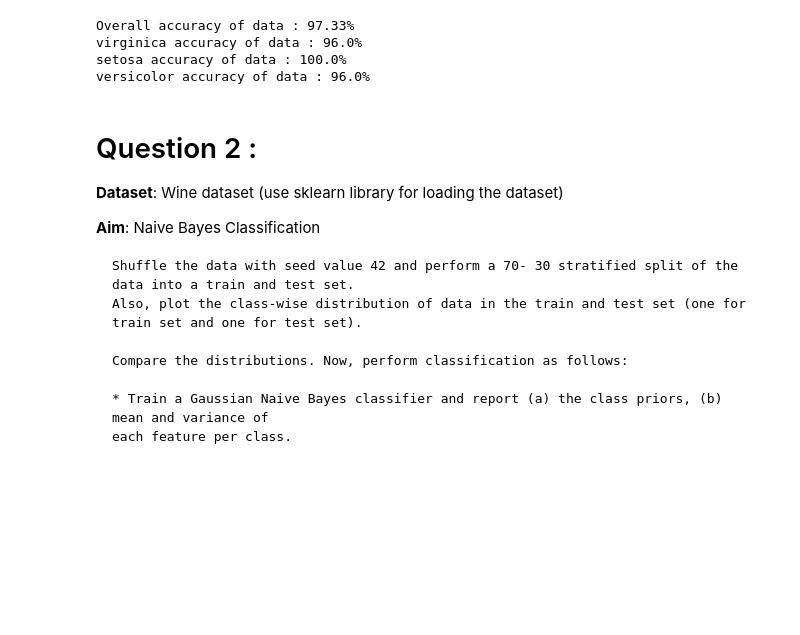
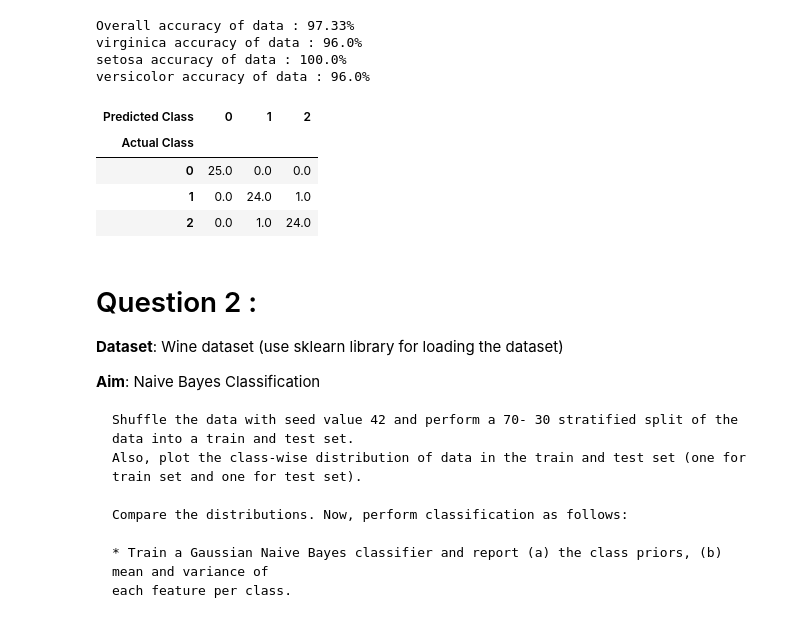
Before and after one commit to sagar9926/MTech_Atificial_Intelligence, a Jupyter notebook: ML1/ML_Assignment_2.ipynb, the cells around one changed output. Cells and saved outputs as stored; diff of their text form; code cells hidden in the pictures; blank space fills up the shorter version.

```diff
--- a/ML1/ML_Assignment_2.ipynb
+++ b/ML1/ML_Assignment_2.ipynb
@@ -140,6 +140,15 @@ class NaiveBayesClassifier:
     for class_ in target.unique():
       temp = data[data['Actual Class'] == class_]
       print(f"{names[class_]} accuracy of data : {round(sum(temp['Actual Class'] == temp['Predicted Class']) / len(temp)*100,2)}%")
+
+  def confusion_matrix(self,target):
+    df_temp = pd.DataFrame({'Actual Class' : target,'Predicted Class' : self.prediction})
+    Confusion_matrix = df_temp.groupby(['Predicted Class','Actual Class']).agg({'Predicted Class':'count'})
+    Confusion_matrix.columns = ['Instance_count']
+    Confusion_matrix['Instance_count'] = Confusion_matrix['Instance_count'].astype(int)
+    Confusion_matrix.reset_index(inplace = True)
+    Confusion_matrix = Confusion_matrix.pivot(index='Actual Class', columns='Predicted Class', values='Instance_count').fillna(0)
+    return Confusion_matrix
 # %% [markdown]
 ### Model Training
 # %%
@@ -160,6 +169,14 @@ Overall accuracy of data : 97.33%
 virginica accuracy of data : 96.0%
 setosa accuracy of data : 100.0%
 versicolor accuracy of data : 96.0%
+# %%
+model.confusion_matrix(y_test)
+# %% [output]
+| Predicted Class | 0 | 1 | 2 |
+| Actual Class |  |  |  |
+| 0 | 25.0 | 0.0 | 0.0 |
+| 1 | 0.0 | 24.0 | 1.0 |
+| 2 | 0.0 | 1.0 | 24.0 |
 # %% [markdown]
 # Question 2 :
 
```
Also changed, not shown: parts of 4 cells of this notebook.
